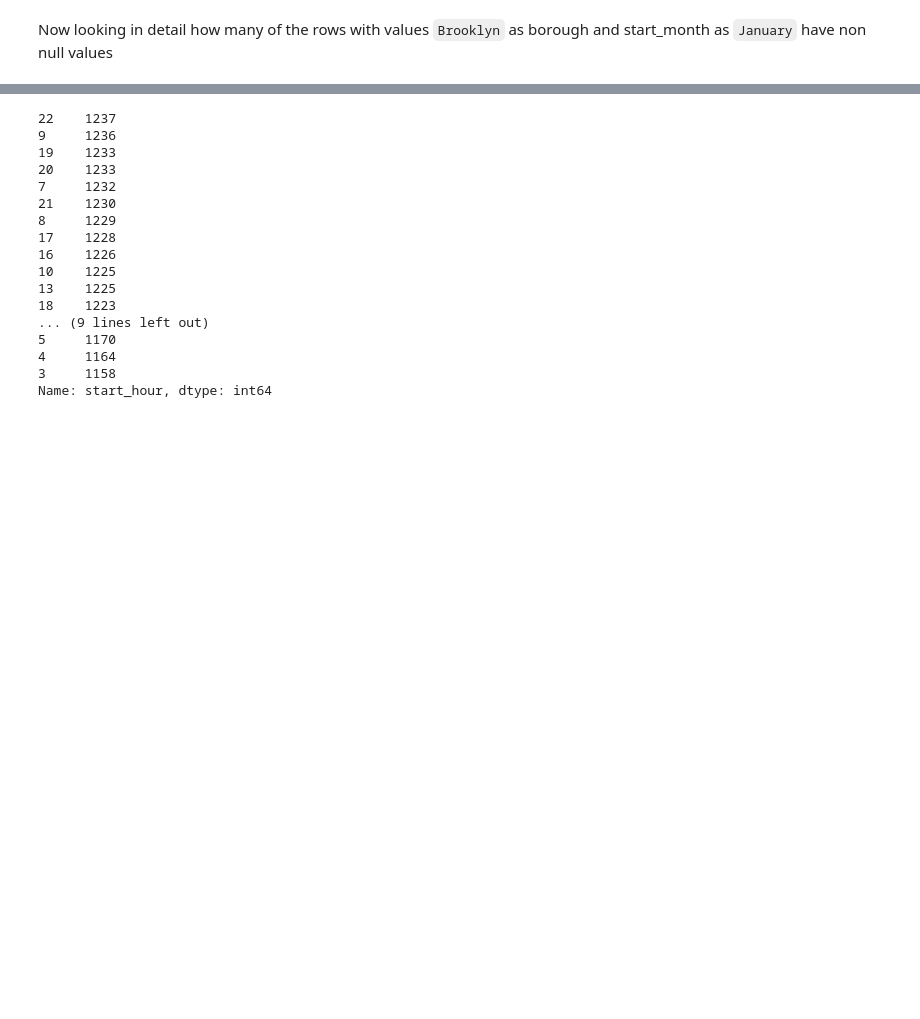
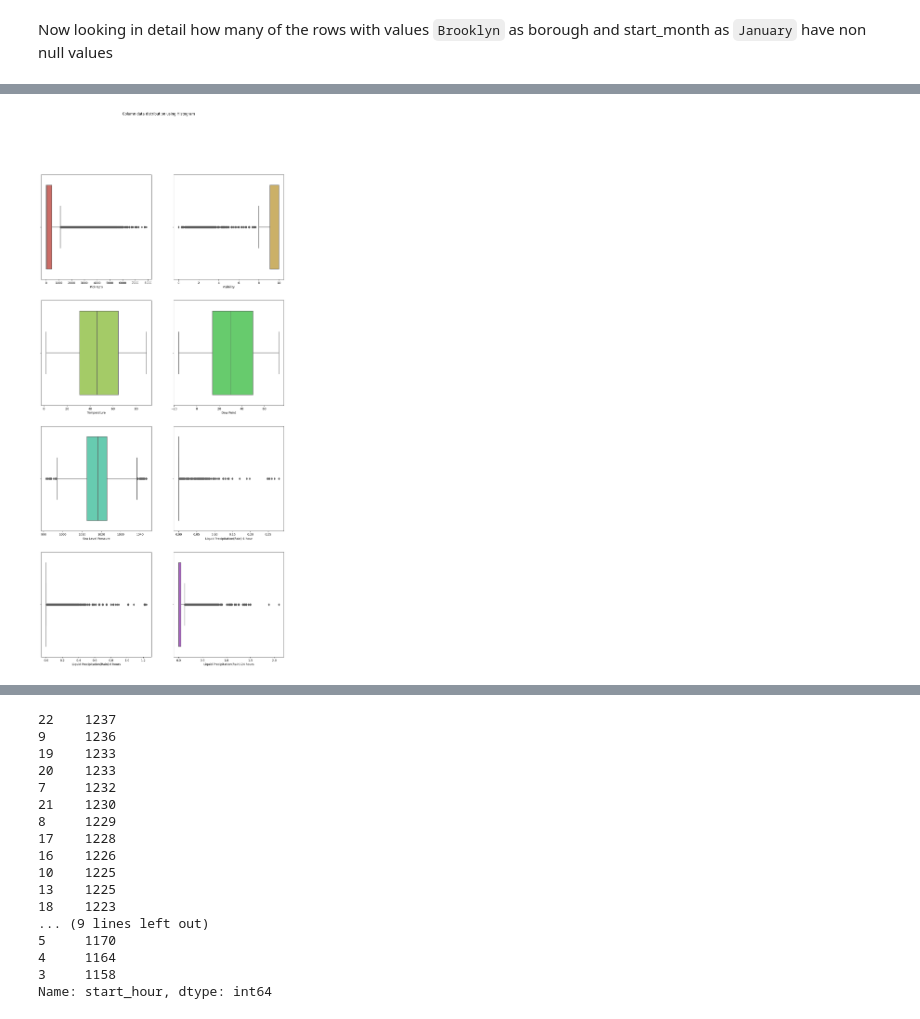
Before and after one commit to sanyassyed/EDA, a Jupyter notebook: eda.ipynb, the cells around one changed output, grey strips where cells are left out. Drawn from its saved outputs; the diff is of its cells as text; code cells hidden in the pictures; blank space fills up the shorter version.

```diff
--- a/eda.ipynb
+++ b/eda.ipynb
@@ -289,0 +393,20 @@ Now looking in detail how many of the rows with values `Brooklyn` as borough and
+# %%
+# Box plots
+eda_colors = sns.color_palette("hls", len(eda_cols))
+counter = 0
+plot_cols = 2
+plot_rows = int(len(eda_cols) / plot_cols)
+# Plotting Box plots
+fig, axs = plt.subplots(plot_rows, plot_cols, figsize=(15,30))
+fig.suptitle('Column data distribution using Histogram')
+counter = 0
+for i in range(0, plot_rows):
+    for j in range(0,plot_cols):
+        sns.boxplot(data = df, x = eda_cols[counter], color=eda_colors[counter], ax=axs[i, j])
+        axs[i, j].set_xlabel(plot_xaxis[counter])
+        counter +=1
+        if counter == 9:
+            break
+plt.show()
+# %% [output]
+[figure, added]
```
Also changed, not shown: parts of 16 cells of this notebook.
